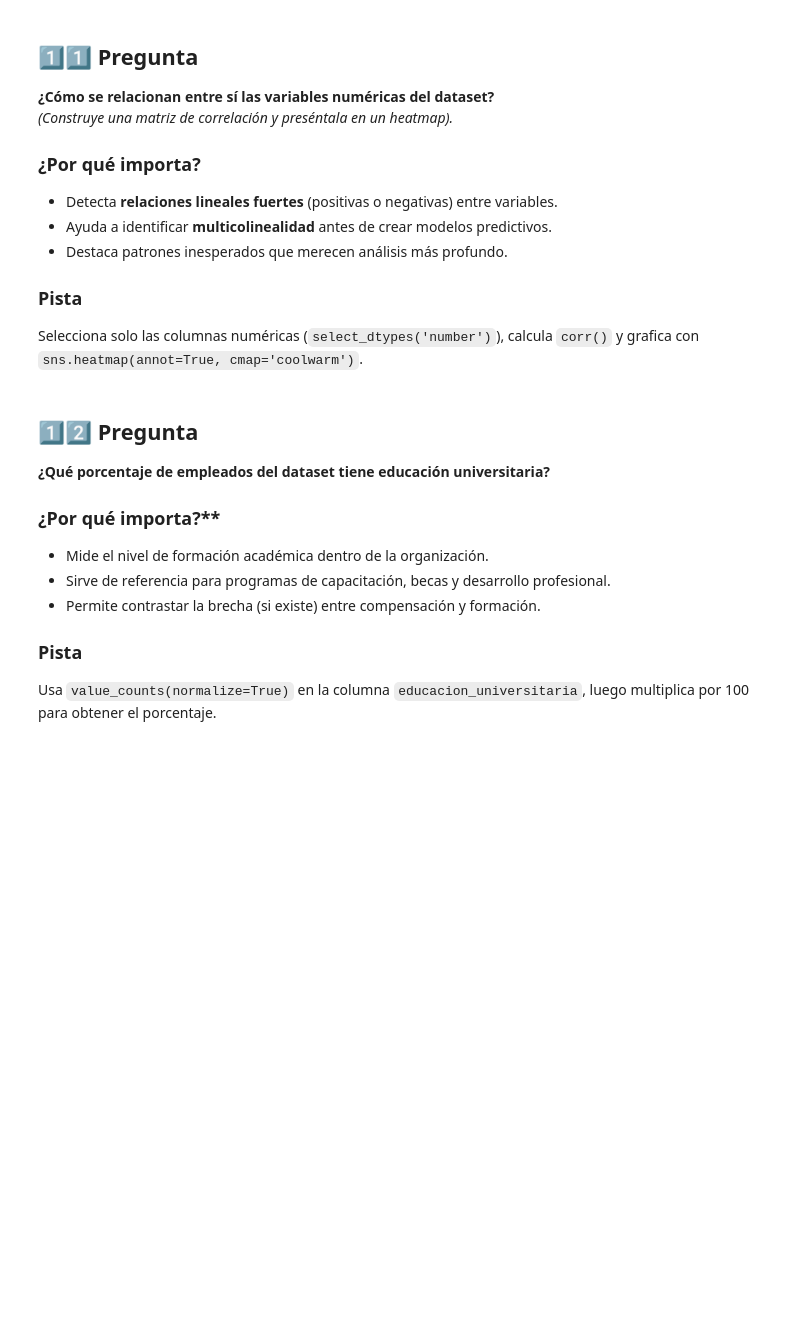
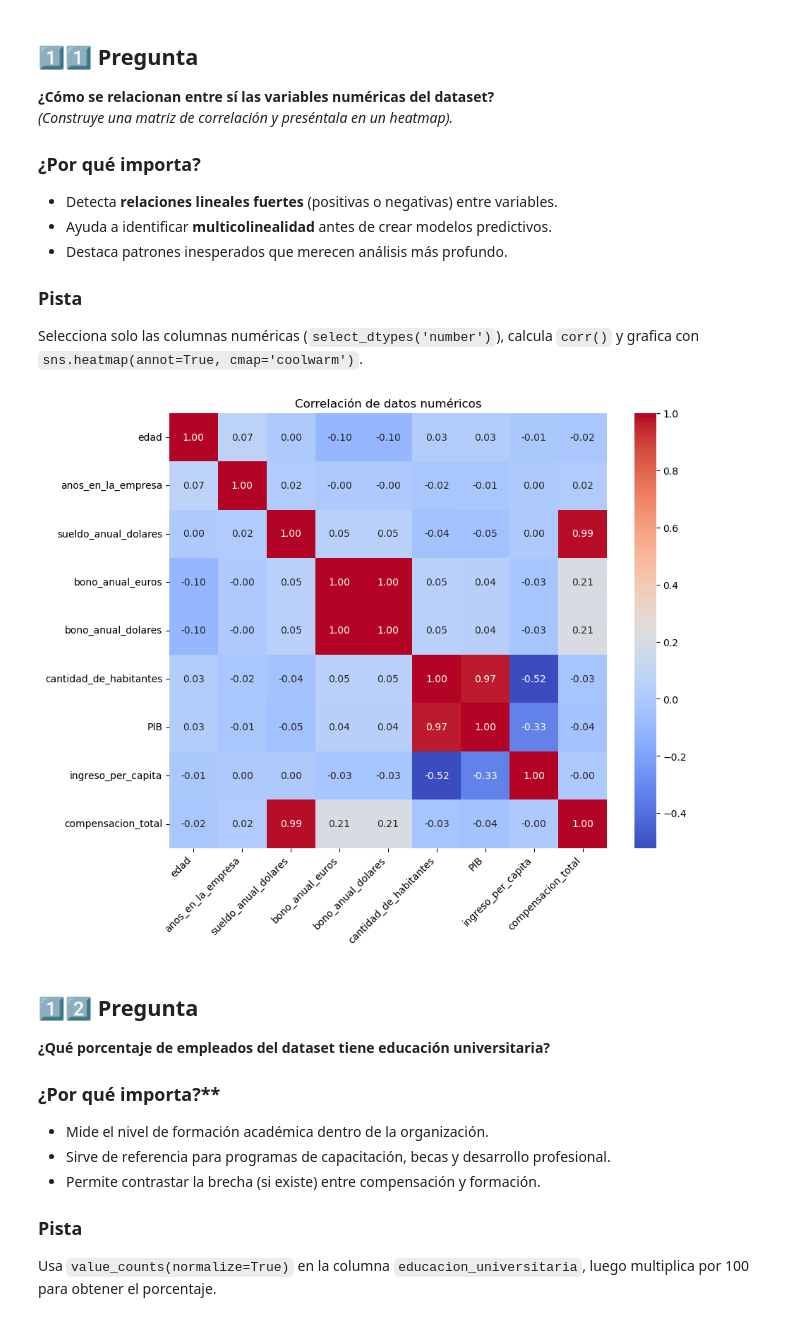
Before and after one commit to panregitt/pydatapanama-cursos, a Jupyter notebook: cursos/analisis_datos/notebooks/pyda_modulo04_fernandovillalobos.ipynb, the cells around one changed output. Cells and saved outputs as stored; diff of their text form; code cells hidden in the pictures; blank space fills up the shorter version.

```diff
--- a/cursos/analisis_datos/notebooks/pyda_modulo04_fernandovillalobos.ipynb
+++ b/cursos/analisis_datos/notebooks/pyda_modulo04_fernandovillalobos.ipynb
@@ -290,6 +297,19 @@ Name: count, dtype: int64
 Selecciona solo las columnas numéricas (`select_dtypes('number')`), calcula `corr()` y grafica con `sns.heatmap(annot=True, cmap='coolwarm')`.
 # %%
 # Matriz de correlación numérica con heatmap
+num_cols = df_salarios_pais.select_dtypes(include='number')
+# definir matriz de correlacion
+corr_matrix=num_cols.corr()
+# definir canva
+plt.figure(figsize=(10,8))
+# crear gráfico
+sns.heatmap(data=corr_matrix, annot=True, cmap='coolwarm', fmt='.2f')
+# adornos
+plt.title('Correlación de datos numéricos')
+plt.xticks(rotation=45, ha='right')
+plt.show()
+# %% [output]
+[figure, added]
 # %% [markdown]
 ## 1️⃣2️⃣ Pregunta
 **¿Qué porcentaje de empleados del dataset tiene educación universitaria?**
```
Also changed, not shown: parts of 14 cells of this notebook.
